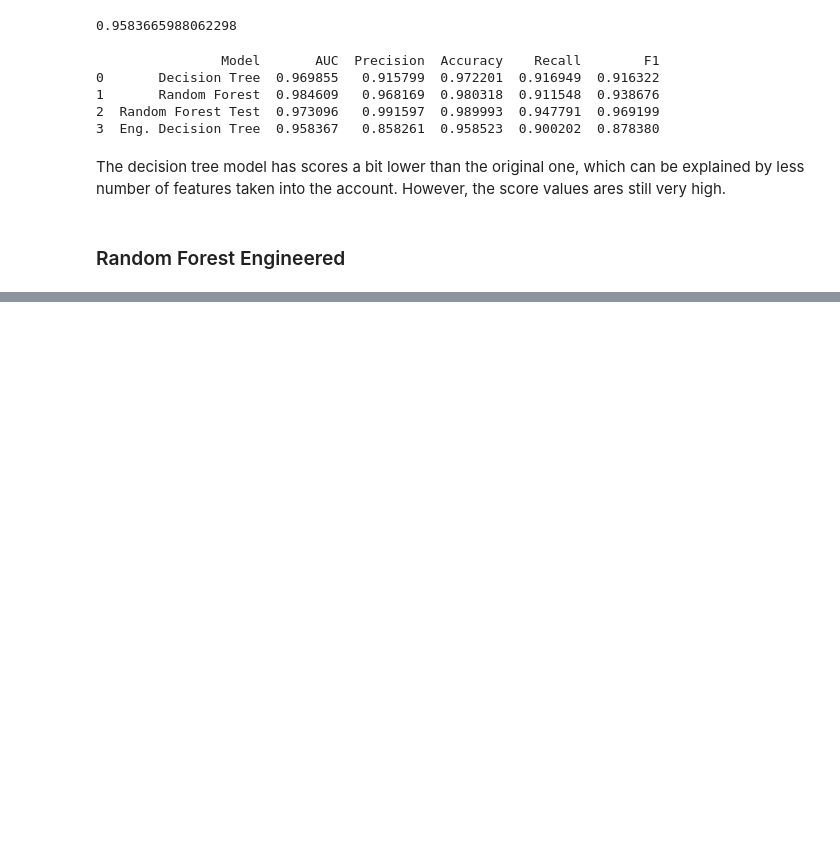
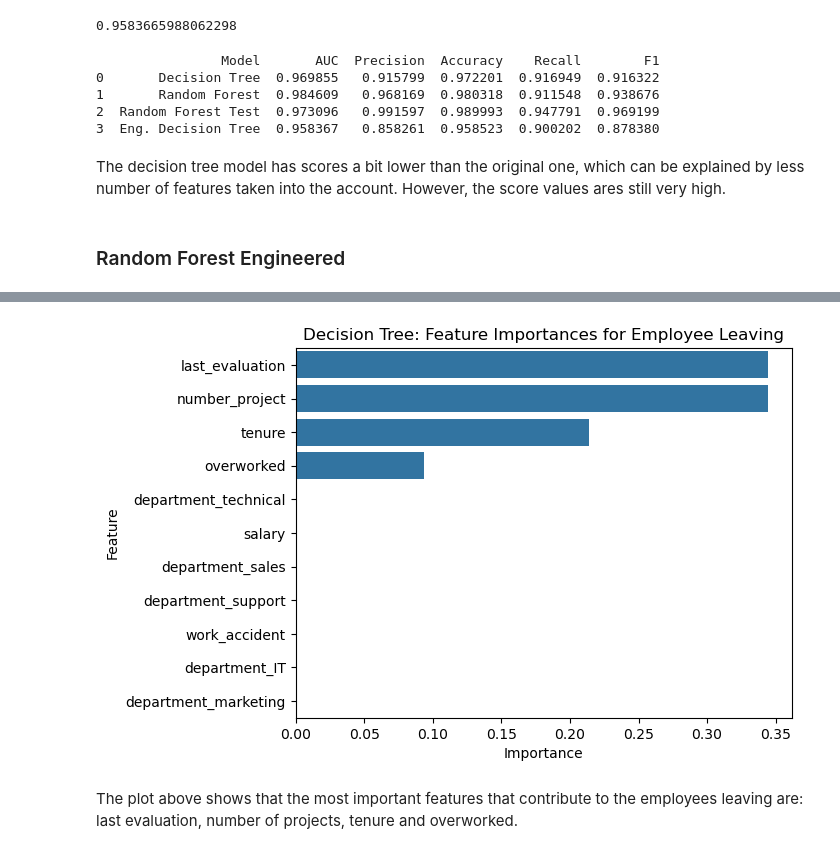
Before and after one commit to julhild/Salifort_Motors_project, a Jupyter notebook: main.ipynb, the cells around one changed output, grey strips where cells are left out. Saved outputs shown, nothing was run; the diff lists cells and outputs as text; code cells hidden in the pictures; blank space fills up the shorter version.

```diff
--- a/main.ipynb
+++ b/main.ipynb
@@ -806,0 +980,10 @@ The decision tree model has scores a bit lower than the original one, which can
+# %%
+# feature importance from engineered decision tree
+
+eng_tree_features = pd.DataFrame(eng_tree_result.best_estimator_.feature_importances_,
+                                columns=['gini_importance'],
+                                 index = X.columns
+                                )
+eng_tree_features = eng_tree_features.sort_values(by='gini_importance', ascending = False)
+eng_tree_features = eng_tree_features[eng_tree_features['gini_importance'] != 0]
+eng_tree_features
@@ -806,0 +1003,10 @@ The decision tree model has scores a bit lower than the original one, which can
+# %%
+sns.barplot(data=eng_tree_features, x="gini_importance", y=eng_tree_features.index, orient='h')
+plt.title("Decision Tree: Feature Importances for Employee Leaving", fontsize=12)
+plt.ylabel("Feature")
+plt.xlabel("Importance")
+plt.show()
+# %% [output]
+[figure, added]
+# %% [markdown]
+The plot above shows that the most important features that contribute to the employees leaving are: last evaluation, number of projects, tenure and overworked.
```
Also changed, not shown: parts of 45 cells of this notebook, 2 other files.
